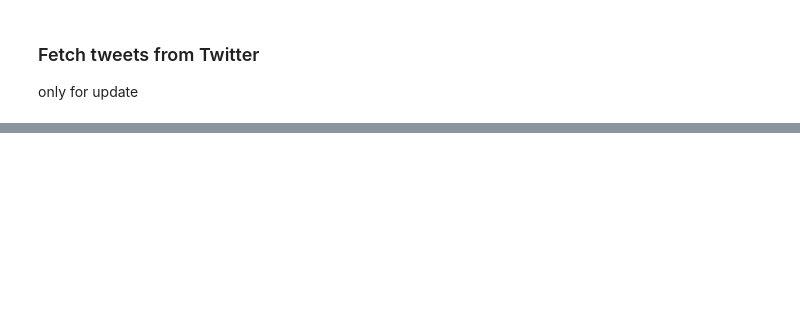
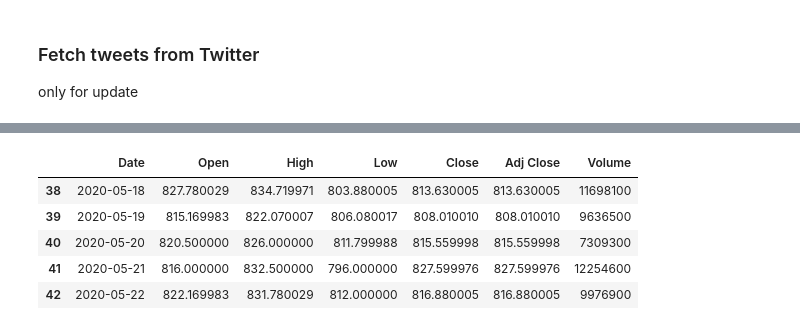
Before and after one commit to tbilaszewski/master-thesis, a Jupyter notebook: main.ipynb, the cells around one changed output, grey strips where cells are left out. Drawn from its saved outputs; the diff is of its cells as text; code cells hidden in the pictures; blank space fills up the shorter version.

```diff
--- a/main.ipynb
+++ b/main.ipynb
@@ -39,0 +110,13 @@ tweets
+# %%
+prices = pd.read_csv('TSLA.csv')
+prices.tail()
+# prices.loc[prices['Date'] == '2020-04-01']
+# prices.iloc[7]
+#
+# %% [output]
+|  | Date | Open | High | Low | Close | Adj Close | Volume |
+| 38 | 2020-05-18 | 827.780029 | 834.719971 | 803.880005 | 813.630005 | 813.630005 | 11698100 |
+| 39 | 2020-05-19 | 815.169983 | 822.070007 | 806.080017 | 808.010010 | 808.010010 | 9636500 |
+| 40 | 2020-05-20 | 820.500000 | 826.000000 | 811.799988 | 815.559998 | 815.559998 | 7309300 |
+| 41 | 2020-05-21 | 816.000000 | 832.500000 | 796.000000 | 827.599976 | 827.599976 | 12254600 |
+| 42 | 2020-05-22 | 822.169983 | 831.780029 | 812.000000 | 816.880005 | 816.880005 | 9976900 |
```
Also changed, not shown: parts of 11 cells of this notebook.
